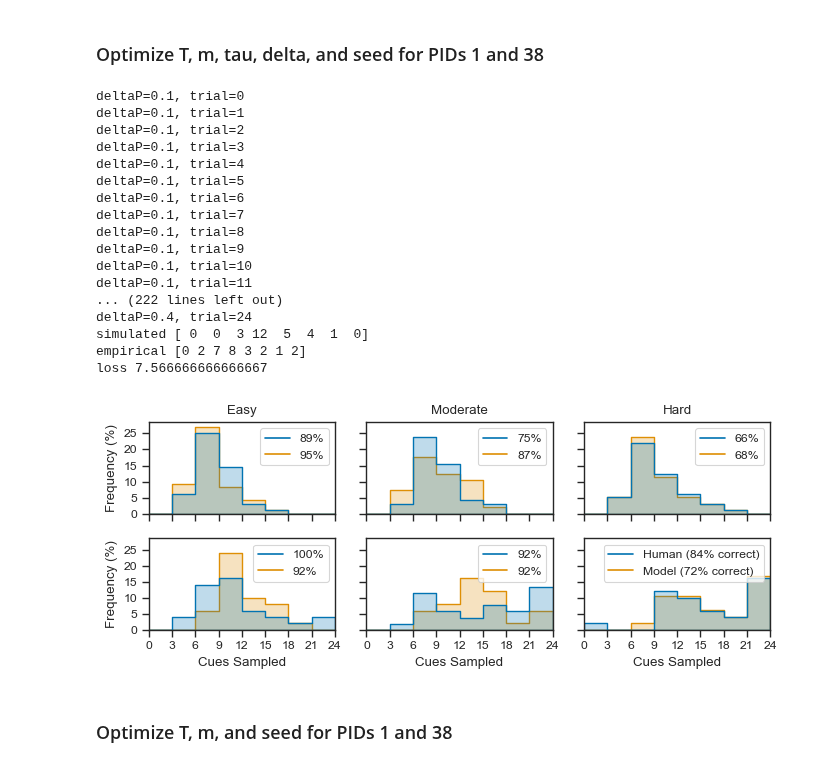
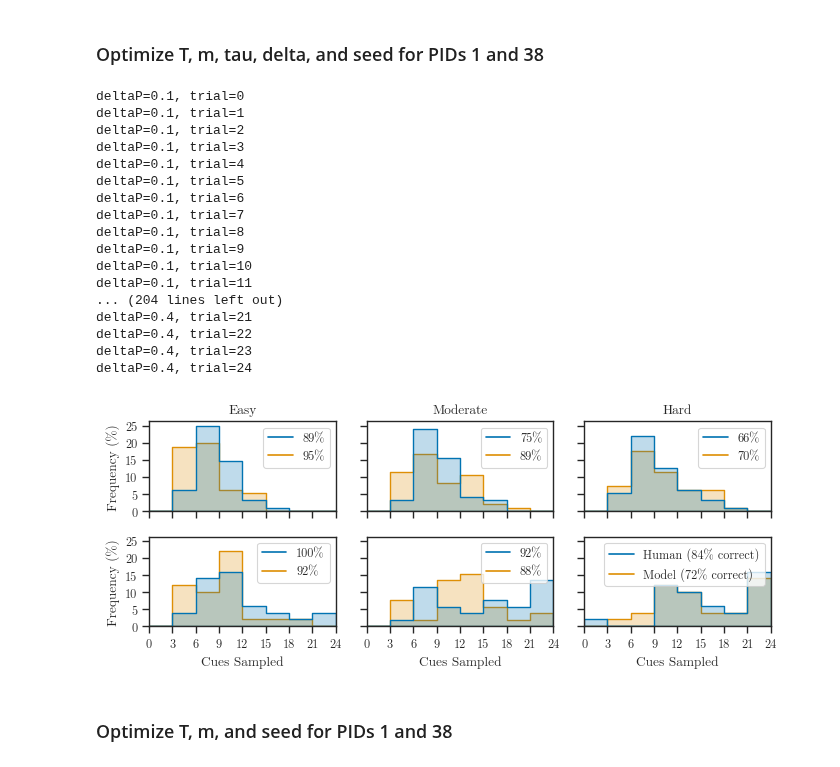
Before and after one commit to psipeter/speed-accuracy-tradeoff, a Jupyter notebook: individual_behavior.ipynb, the cells around one changed output. Cells and saved outputs as stored; diff of their text form; code cells hidden in the pictures.

```diff
--- a/individual_behavior.ipynb
+++ b/individual_behavior.ipynb
@@ -9,9 +9,15 @@ import pickle
 import json
 from scipy.stats import entropy
 from model import Inputs, build_network, run_once
+
+palette = sns.color_palette("colorblind")
+sns.set_palette(palette)
+sns.set(context='paper', style='ticks', font="CMU Serif", rc={'font.size':12, 'mathtext.fontset': 'cm'})
 # %%
 def chi_squared_distance(a,b):
     distance = 0
+    a = a / np.sum(a)
+    b = b / np.sum(b)
     for i in range(len(a)):
         if a[i]+b[i]==0:
             continue
@@ -21,12 +27,12 @@ def chi_squared_distance(a,b):
 
 def get_loss(simulated, empirical):
     # return np.abs(simulated - empirical)
-    print('simulated', simulated)
-    print('empirical', empirical)
+#     print('simulated', simulated)
+#     print('empirical', empirical)
 #     loss = np.sum(np.abs(simulated - empirical))
 #     loss = 1 - entropy(simulated, empirical)
     loss = chi_squared_distance(simulated, empirical)
-    print('loss', loss)
+#     print('loss', loss)
     return loss
 
 def run_all_trials(args, deltaPs=[0.1, 0.2, 0.4], nTr=None):
@@ -71,13 +77,8 @@ def run_all_trials(args, deltaPs=[0.1, 0.2, 0.4], nTr=None):
     data.to_pickle(f"data/{args['name']}_results.pkl")
 
 def plot(name_fast, name_slow, name_output="individual"):
-    palette = sns.color_palette("colorblind")
-    sns.set_palette(palette)
-    sns.set(context='paper', style='ticks', rc={'font.size':12, 'mathtext.fontset': 'cm'})  # font='CMU Serif',
-
     fast_data = pd.read_pickle(f"data/{name_fast}_results.pkl")
     slow_data = pd.read_pickle(f"data/{name_slow}_results.pkl")
-
     fig, axes = plt.subplots(nrows=2, ncols=3, sharey=True, sharex=True, figsize=((7.07, 3)))
     sns.histplot(data=fast_data.query("dP==0.4"), x='cues', hue='agent', bins=np.arange(0, 27, 3), hue_order=["human", "model"],
         palette=palette[:2], ax=axes[0][0], stat='percent', multiple='layer', element='step', linewidth=1)
@@ -107,7 +108,6 @@ def plot(name_fast, name_slow, name_output="individual"):
 #     axlabel.set(yticks=(()))
 #     axlabel.set_ylabel('Fast\nIndividual', rotation=270)
 
-
     sns.histplot(data=slow_data.query("dP==0.4"), x='cues', hue='agent', bins=np.arange(0, 27, 3), hue_order=["human", "model"],
         palette=palette[:2], ax=axes[1][0], stat='percent', multiple='layer', element='step', linewidth=1)
     sns.histplot(data=slow_data.query("dP==0.2"), x='cues', hue='agent', bins=np.arange(0, 27, 3), hue_order=["human", "model"],
@@ -139,30 +139,30 @@ def plot(name_fast, name_slow, name_output="individual"):
 # %% [markdown]
 ### Optimize T, m, tau, delta, and seed for PIDs 1 and 38
 # %%
-args1 = {'name':'tmTds_1', 'pid': 1, 'delta': 0.86, 'm': 0.12, 'seed': 20, 'T': 0.36, 'tau': 0.03}
-args2 = {'name':'tmTds_2', 'pid': 38, 'delta': 0.21, 'm': 0.22, 'seed': 97, 'T': 0.74, 'tau': 0.05}
-run_all_trials(args1)
-run_all_trials(args2)
-plot(args1['name'], args2['name'], "tmTds_fastslow")
+args1 = {'name':'tmTds_1pt3', 'pid': 1, 'delta': 0.97, 'm': 0.24, 'seed': 15, 'T': 0.65, 'tau': 0.04}
+args2 = {'name':'tmTds_2pt3', 'pid': 38, 'delta': 0.57, 'm': 0.22, 'seed': 30, 'T': 0.7, 'tau': 0.04}
+# run_all_trials(args1)
+# run_all_trials(args2)
+plot(args1['name'], args2['name'], "tmTds_fastslow3")
 # %% [output]
 deltaP=0.1, trial=0
 deltaP=0.1, trial=1
 deltaP=0.1, trial=2
 deltaP=0.1, trial=3
 deltaP=0.1, trial=4
 deltaP=0.1, trial=5
 deltaP=0.1, trial=6
 deltaP=0.1, trial=7
 deltaP=0.1, trial=8
 deltaP=0.1, trial=9
 deltaP=0.1, trial=10
 deltaP=0.1, trial=11
-... (222 lines left out)
+... (204 lines left out)
+deltaP=0.4, trial=21
+deltaP=0.4, trial=22
+deltaP=0.4, trial=23
 deltaP=0.4, trial=24
-simulated [ 0  0  3 12  5  4  1  0]
-empirical [0 2 7 8 3 2 1 2]
-loss 7.566666666666667
-[figure, old version]
+[figure, new version]
 # %% [markdown]
 ### Optimize T, m, and seed for PIDs 1 and 38
 # %%
```
Also changed, not shown: parts of 7 cells of this notebook, 5 other files.
